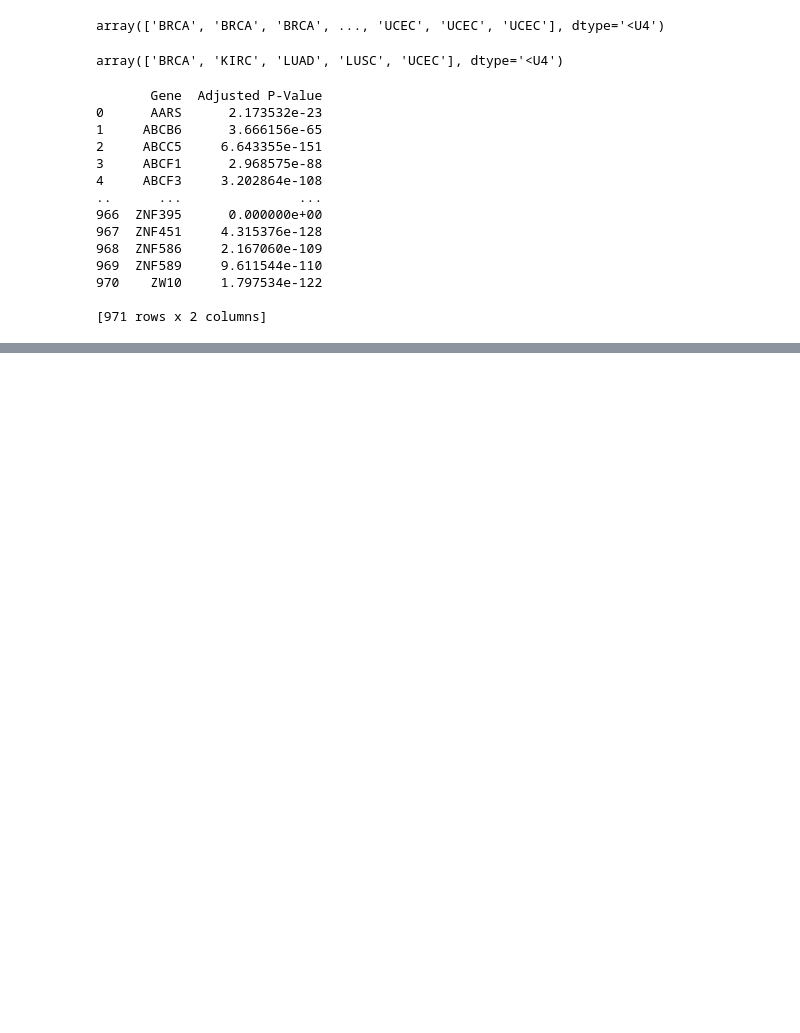
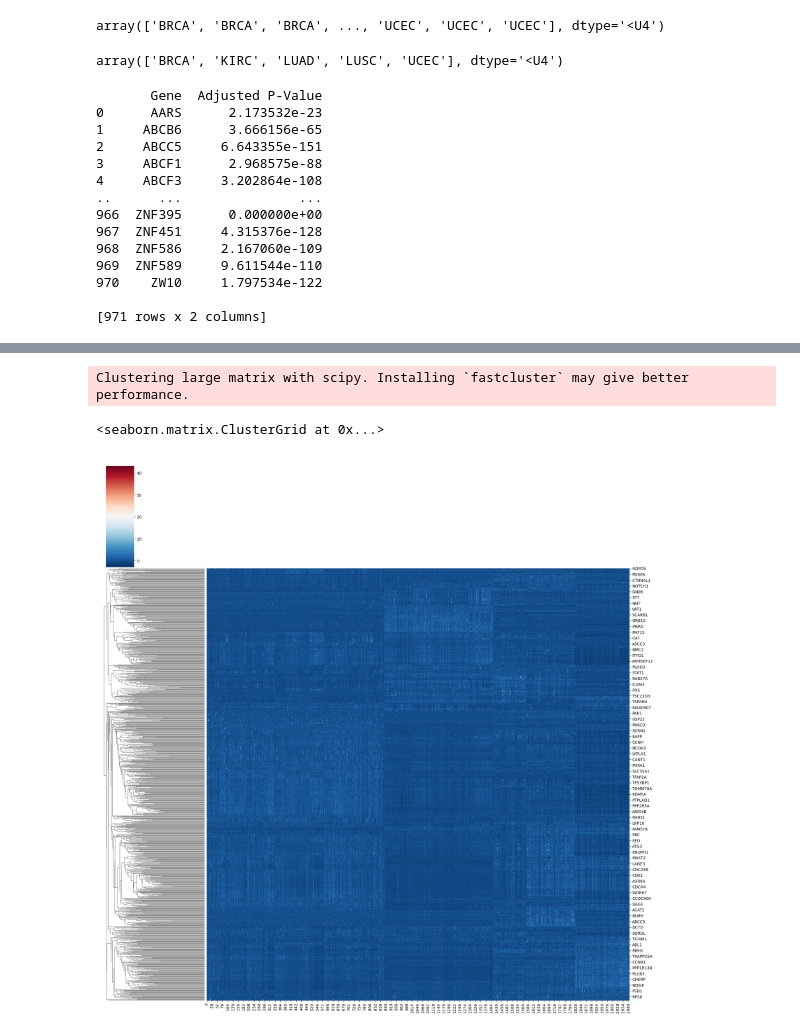
Before and after one commit to ninzyyy/rna-seq, a Jupyter notebook: exploratory.ipynb, the cells around one changed output, grey strips where cells are left out. Drawn from its saved outputs; the diff is of its cells as text; code cells hidden in the pictures; blank space fills up the shorter version.

Commit message:
attempted gene expression heatmap

```diff
--- a/exploratory.ipynb
+++ b/exploratory.ipynb
@@ -371,0 +406,6 @@ print(significant_genes)
+# %%
+sns.clustermap(df.T, cmap='RdBu_r', z_score=0, col_cluster=False, row_cluster=True, figsize=(20, 20))
+# %% [output]
+Clustering large matrix with scipy. Installing `fastcluster` may give better performance.
+<seaborn.matrix.ClusterGrid at 0x...>
+[figure, added]
```
Also changed, not shown: parts of 6 cells of this notebook.
